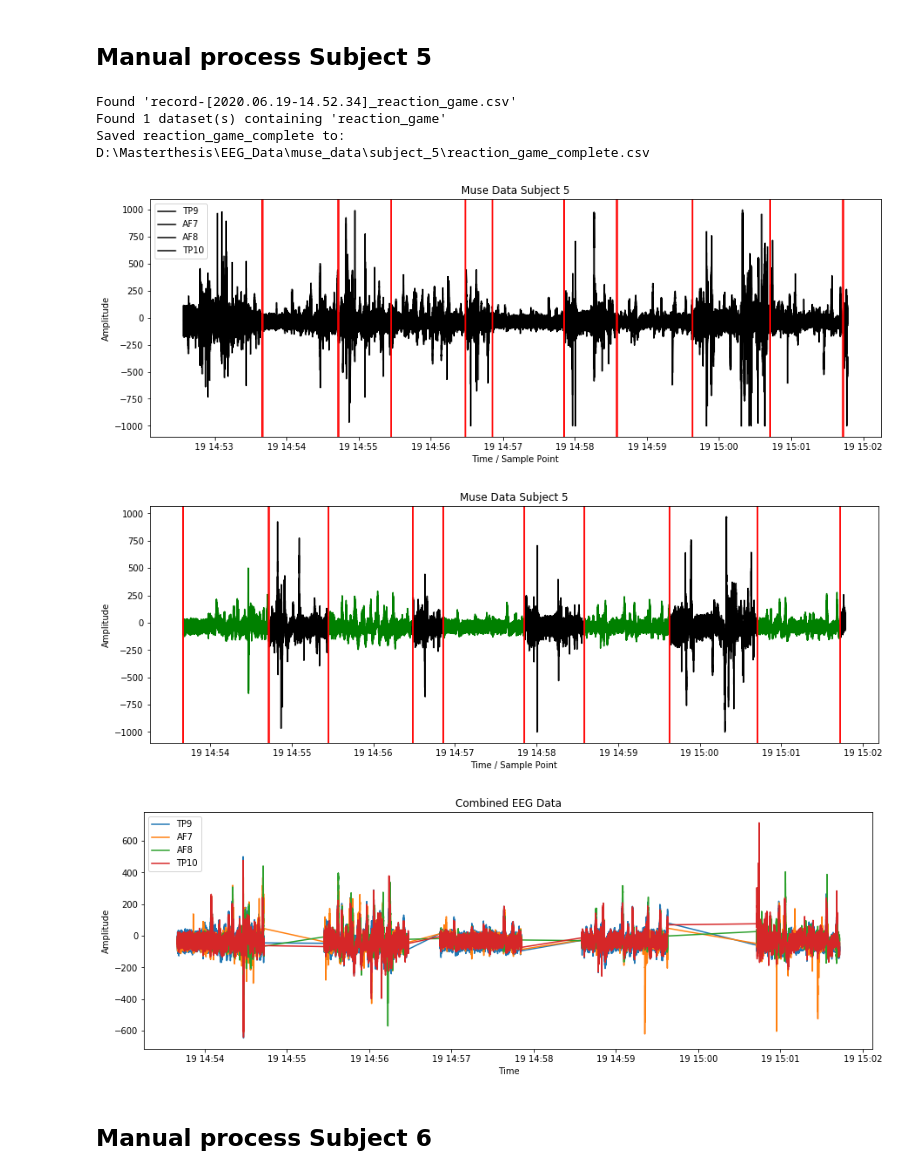
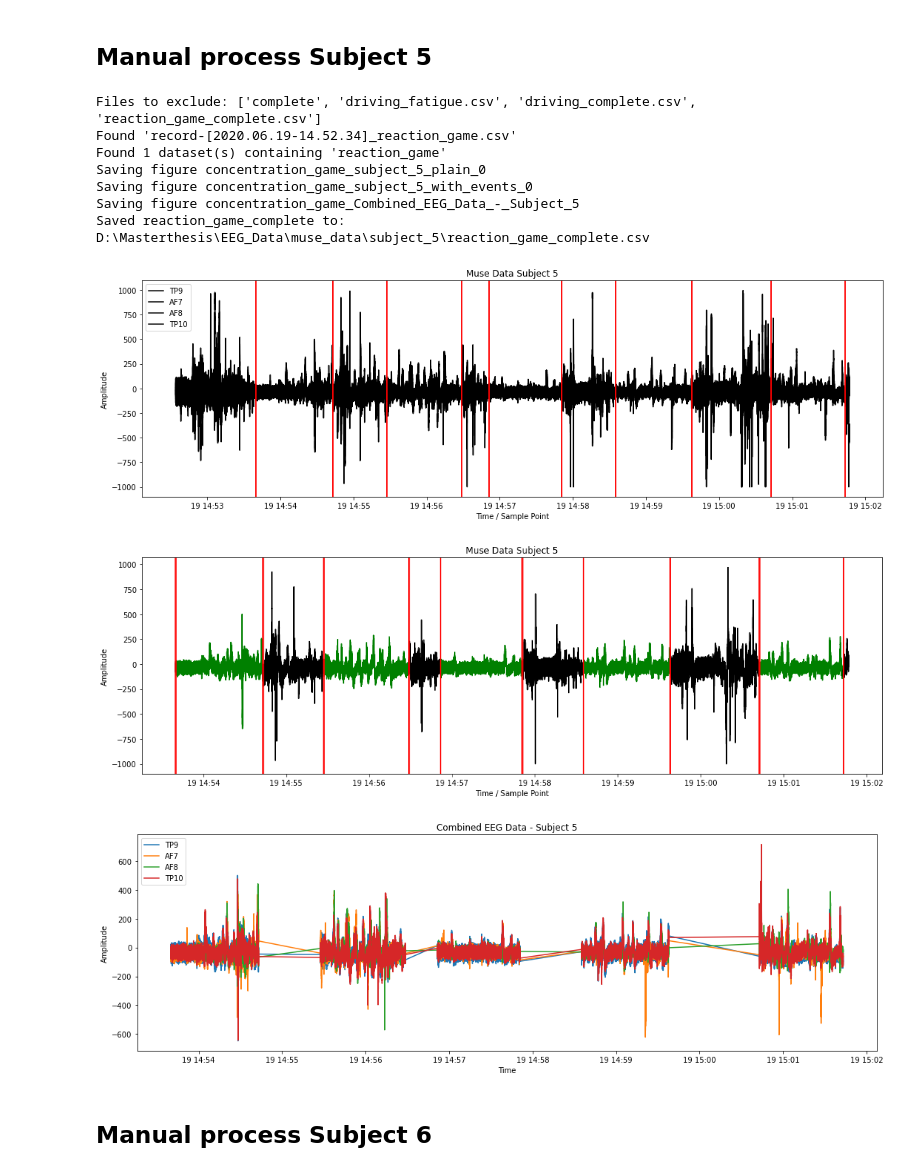
Before and after one commit to mudo121/thesis_eeg, a Jupyter notebook: data_processing/process_reaction_game_data.ipynb, the cells around one changed output. Cells and saved outputs as stored; diff of their text form; code cells hidden in the pictures.

```diff
--- a/data_processing/process_reaction_game_data.ipynb
+++ b/data_processing/process_reaction_game_data.ipynb
@@ -39,7 +67,7 @@ def load_subject_data(subject_id) -> List[pd.DataFrame]:
     df_list = utils.load_data_from_subject_dir(subject_dir=subject_dir, file_name_includes='reaction_game')
     return df_list
 
-def plot_data_plain(df, subject_id):
+def plot_data_plain(df, subject_id, counter=0):
     ''' Plots the plain EEG Data (all in Black), with the Events in the df'''
     fig, ax = plt.subplots(figsize=(15,5))
     ax.set_title('Muse Data Subject {}'.format(subject_id))
@@ -59,7 +87,9 @@ def plot_data_plain(df, subject_id):
     plt.legend(loc="upper left")
     ax.set(xlabel='Time / Sample Point', ylabel='Amplitude')
 
-def plot_data_with_events(df, indexList, subject_id):
+    save_fig("concentration_game_subject_{}_plain_{}".format(subject_id, counter))
+
+def plot_data_with_events(df, indexList, subject_id, counter):
     ''' Plot the data with different colors acoording to the indexList.
 
     If the color is not black, then add the sub dataframe to a list and return this add the end
@@ -109,6 +139,8 @@ def plot_data_with_events(df, indexList, subject_id):
     #plt.legend(loc="upper left")
     ax.set(xlabel='Time / Sample Point', ylabel='Amplitude')
 
+    save_fig("concentration_game_subject_{}_with_events_{}".format(subject_id, counter))
+
     return dataframeOfInterest
 
 
@@ -117,9 +149,10 @@ def extract_df_from_events(df_list, list_of_indexes, subject_id, plot_df_complet
 
     df_complete = None # All df's from the list will be stored here (but only the imprtant parts of it)
 
+    counter = 0
     for df, indexList in zip(df_list, list_of_indexes):
 
-        temp_df = plot_data_with_events(df, indexList, subject_id=subject_id)
+        temp_df = plot_data_with_events(df, indexList, subject_id=subject_id, counter=counter)
 
         if temp_df is not None:
             if df_complete is None:
@@ -127,9 +160,10 @@ def extract_df_from_events(df_list, list_of_indexes, subject_id, plot_df_complet
             else:
                 df_complete = df_complete.append(temp_df.copy())
 
+        counter += 1
 
     if plot_df_complete:
-        plot_muse_eeg_data(df_complete, title="Combined EEG Data")
+        plot_muse_eeg_data(df_complete, title="Combined EEG Data - Subject {}".format(subject_id))
 
     return df_complete
 
@@ -146,6 +180,8 @@ def plot_muse_eeg_data(df, title="Muse EEG Data"):
     plt.legend(loc="upper left")
     ax.set(xlabel='Time', ylabel='Amplitude')
 
+    save_fig("concentration_game_{}".format(title.replace(' ','_')))
+
 
 def save_muse_df_to_csv(df, subject_id, file_ending):
     ''' Save the given df as a .csv into the subject directory'''
@@ -164,8 +200,10 @@ def save_muse_df_to_csv(df, subject_id, file_ending):
 subject_id = 2
 df_list = load_subject_data(subject_id=subject_id)
 
+counter = 0
 for df in df_list:
-    plot_data_plain(df, subject_id=subject_id)
+    plot_data_plain(df, subject_id=subject_id, counter=counter)
+    counter += 1
 
 # Has to be done manually...
 list_of_indexes = []
@@ -188,8 +230,10 @@ Saved reaction_game_complete to: D:\Masterthesis\EEG_Data\muse_data\subject_2\re
 subject_id = 3
 df_list = load_subject_data(subject_id=subject_id)
 
+counter = 0
 for df in df_list:
-    plot_data_plain(df, subject_id=subject_id)
+    plot_data_plain(df, subject_id=subject_id, counter=counter)
+    counter += 1
 
 # Has to be done manually...
 list_of_indexes = []
@@ -212,8 +260,10 @@ Saved reaction_game_complete to: D:\Masterthesis\EEG_Data\muse_data\subject_3\re
 subject_id = 4
 df_list = load_subject_data(subject_id=subject_id)
 
+counter = 0
 for df in df_list:
-    plot_data_plain(df, subject_id=subject_id)
+    plot_data_plain(df, subject_id=subject_id, counter=counter)
+    counter += 1
 
 # Has to be done manually...
 list_of_indexes = []
@@ -235,25 +289,31 @@ Saved reaction_game_complete to: D:\Masterthesis\EEG_Data\muse_data\subject_4\re
 # %%
 subject_id = 5
 df_list = load_subject_data(subject_id=subject_id)
 
+counter = 0
 for df in df_list:
-    plot_data_plain(df, subject_id=subject_id)
+    plot_data_plain(df, subject_id=subject_id, counter=counter)
+    counter += 1
 
 # Has to be done manually...
 list_of_indexes = []
 list_of_indexes.append([[0, 1, 'black'], [1, 2, 'green'], [2, 5, 'black'], [5, 6, 'green'], [6, 9, 'black'], [9, 10, 'green'],
                        [10, 13, 'black'], [13, 14, 'green'], [14, 17, 'black'], [17, 18, 'green'], [18, None, 'black']])
 
 df_complete = extract_df_from_events(df_list=df_list, list_of_indexes=list_of_indexes, subject_id=subject_id, plot_df_complete=True)
 
 save_muse_df_to_csv(df=df_complete, subject_id=subject_id, file_ending='reaction_game_complete')
 # %% [output]
+Files to exclude: ['complete', 'driving_fatigue.csv', 'driving_complete.csv', 'reaction_game_complete.csv']
 Found 'record-[2020.06.19-14.52.34]_reaction_game.csv'
 Found 1 dataset(s) containing 'reaction_game'
+Saving figure concentration_game_subject_5_plain_0
+Saving figure concentration_game_subject_5_with_events_0
+Saving figure concentration_game_Combined_EEG_Data_-_Subject_5
 Saved reaction_game_complete to: D:\Masterthesis\EEG_Data\muse_data\subject_5\reaction_game_complete.csv
-[figure, old version]
+[figure, new version]
-[figure, old version]
+[figure, new version]
-[figure, old version]
+[figure, new version]
 # %% [markdown]
 ## Manual process Subject 6
 # %%
```
Also changed, not shown: parts of 14 cells of this notebook, 5 other files.
